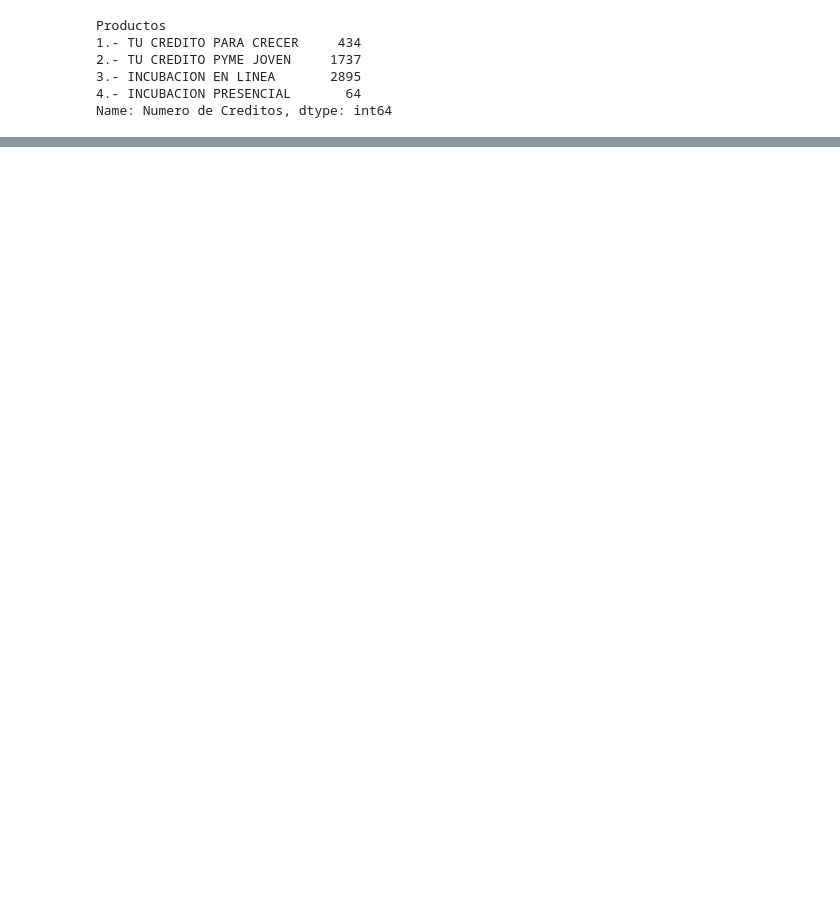
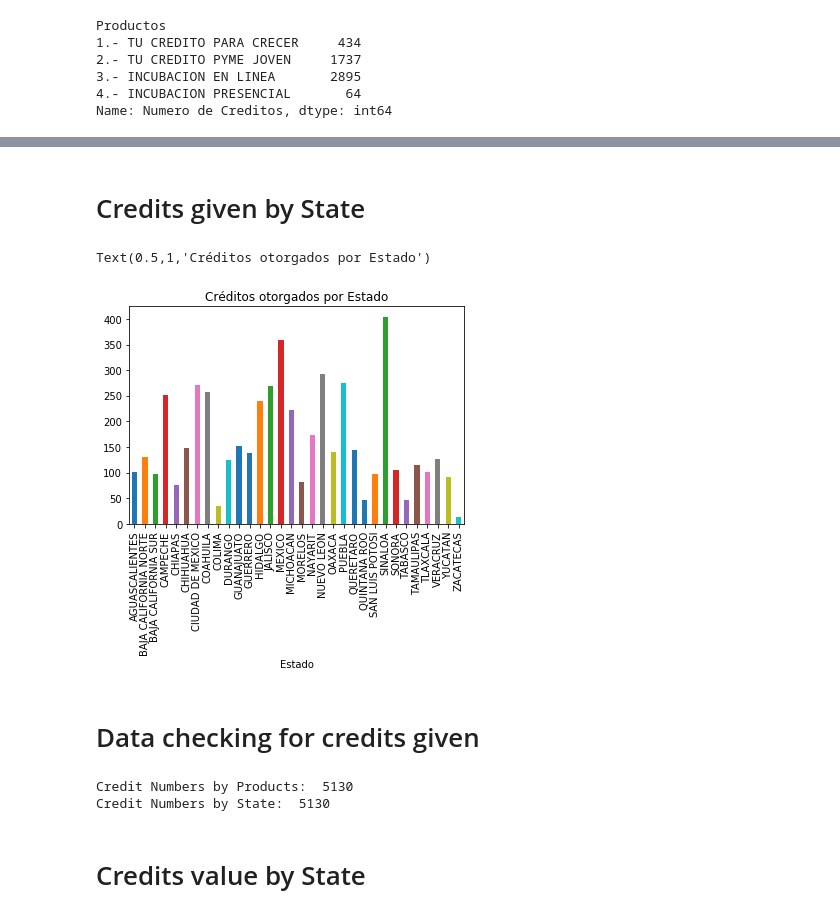
Before and after one commit to LessIsMorePy/CreditoJovenNafin, a Jupyter notebook: statistics.ipynb, the cells around one changed output, grey strips where cells are left out. Cells and saved outputs as stored; diff of their text form; code cells hidden in the pictures; blank space fills up the shorter version.

```diff
--- a/statistics.ipynb
+++ b/statistics.ipynb
@@ -170,0 +70,4 @@ Name: letter, dtype: object
+# %%
+# Credits by State
+state_group = df.groupby(['Estado'])['Numero de Creditos'].sum()
+state_group
@@ -170,0 +92,18 @@ Name: letter, dtype: object
+# %% [markdown]
+# Credits given by State
+# %%
+state_group.plot(kind='bar')
+plt.title('Créditos otorgados por Estado')
+# %% [output]
+Text(0.5,1,'Créditos otorgados por Estado')
+[figure, added]
+# %% [markdown]
+# Data checking for credits given
+# %%
+print("Credit Numbers by Products: ", products_group.sum())
+print("Credit Numbers by State: ", state_group.sum())
+# %% [output]
+Credit Numbers by Products:  5130
+Credit Numbers by State:  5130
+# %% [markdown]
+# Credits value by State
```
Also changed, not shown: parts of 50 cells of this notebook.
